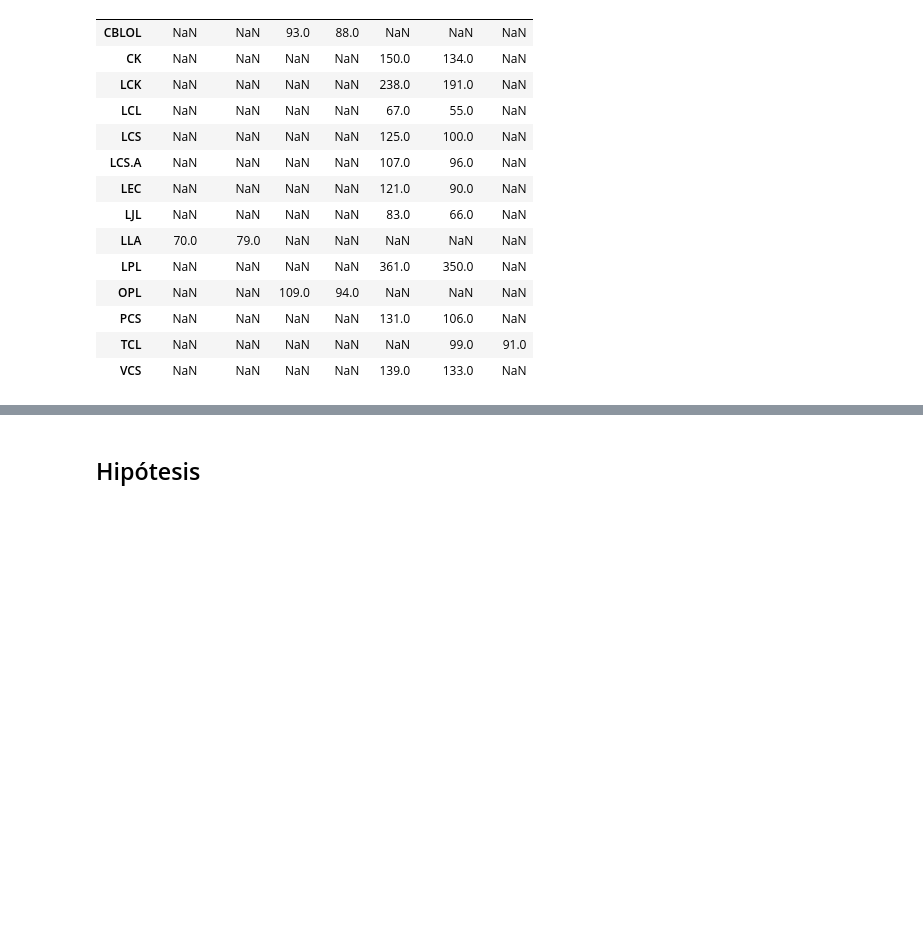
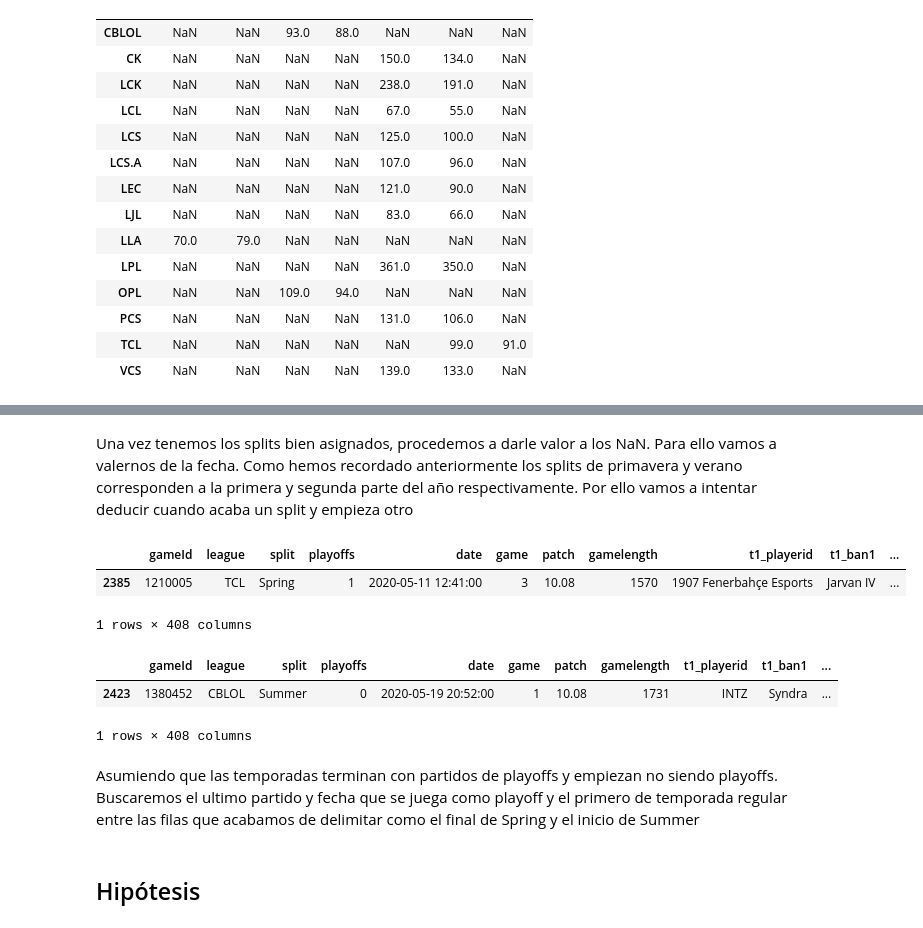
Before and after one commit to CamiloAPB/EDA_DS, a Jupyter notebook: Src/Notebooks/Exploracion_inicial.ipynb, the cells around one changed output, grey strips where cells are left out. Drawn from its saved outputs; the diff is of its cells as text; code cells hidden in the pictures; blank space fills up the shorter version.

```diff
--- a/Src/Notebooks/Exploracion_inicial.ipynb
+++ b/Src/Notebooks/Exploracion_inicial.ipynb
@@ -375,3 +414,19 @@ Los splits Opening, Split 1 y Winter son los correspondientes al split Spring y
+# %% [markdown]
+Una vez tenemos los splits bien asignados, procedemos a darle valor a los NaN. Para ello vamos a valernos de la fecha. Como hemos recordado anteriormente los splits de primavera y verano corresponden a la primera y segunda parte del año respectivamente. Por ello vamos a intentar deducir cuando acaba un split y empieza otro
+# %%
+S10_dataset[S10_dataset["split"] == "Spring"].tail(1)
+# %% [output]
+|  | gameId | league | split | playoffs | date | game | patch | gamelength | t1_playerid | t1_ban1 | ... |
+| 2385 | 1210005 | TCL | Spring | 1 | 2020-05-11 12:41:00 | 3 | 10.08 | 1570 | 1907 Fenerbahçe Esports | Jarvan IV | ... |
+1 rows × 408 columns
+# %%
+S10_dataset[S10_dataset["split"] == "Summer"].head(1)
+# %% [output]
+|  | gameId | league | split | playoffs | date | game | patch | gamelength | t1_playerid | t1_ban1 | ... |
+| 2423 | 1380452 | CBLOL | Summer | 0 | 2020-05-19 20:52:00 | 1 | 10.08 | 1731 | INTZ | Syndra | ... |
+1 rows × 408 columns
+# %% [markdown]
+Asumiendo que las temporadas terminan con partidos de playoffs y empiezan no siendo playoffs. Buscaremos el ultimo partido y fecha que se juega como playoff y el primero de temporada regular entre las filas que acabamos de delimitar como el final de Spring y el inicio de Summer
 # %% [markdown]
 ## Hipótesis
 # %% [markdown]
```
Also changed, not shown: parts of 7 cells of this notebook, 3 other files.
